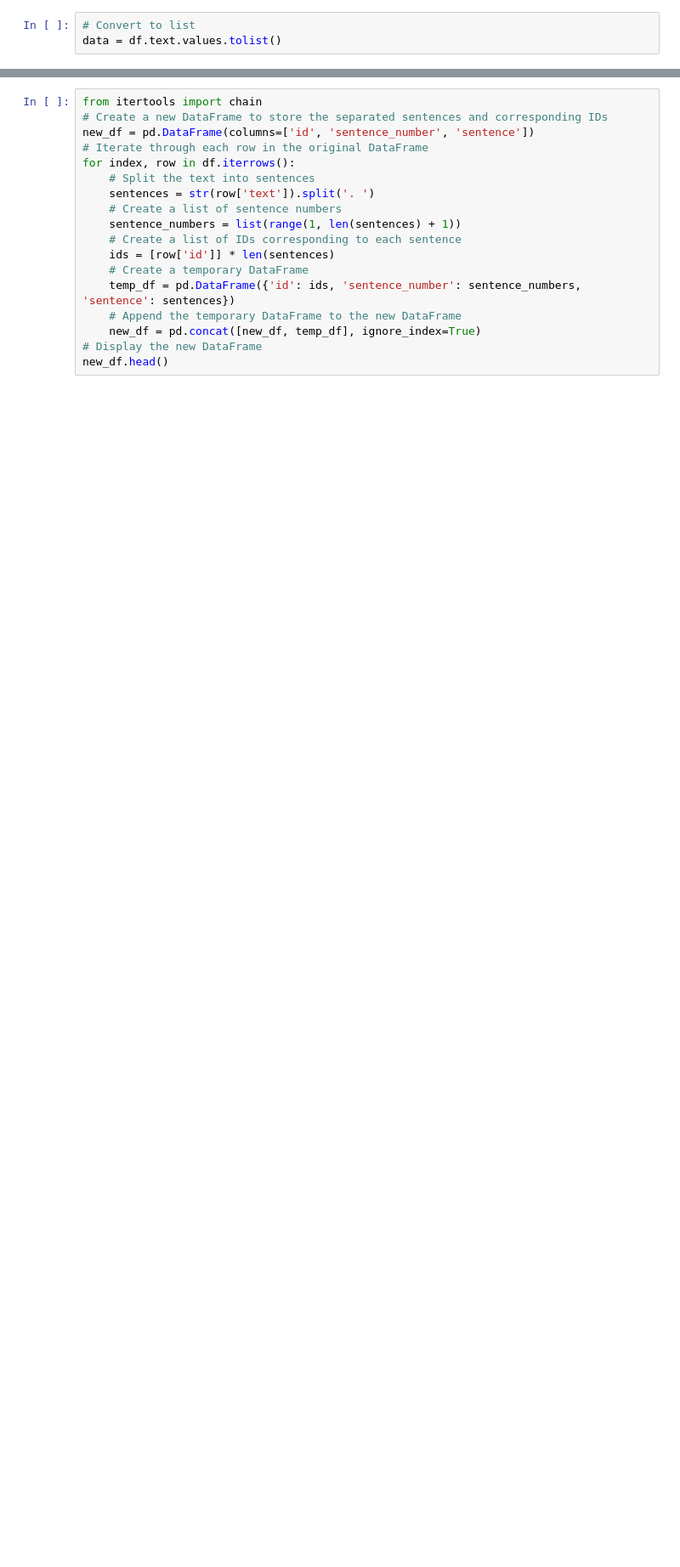
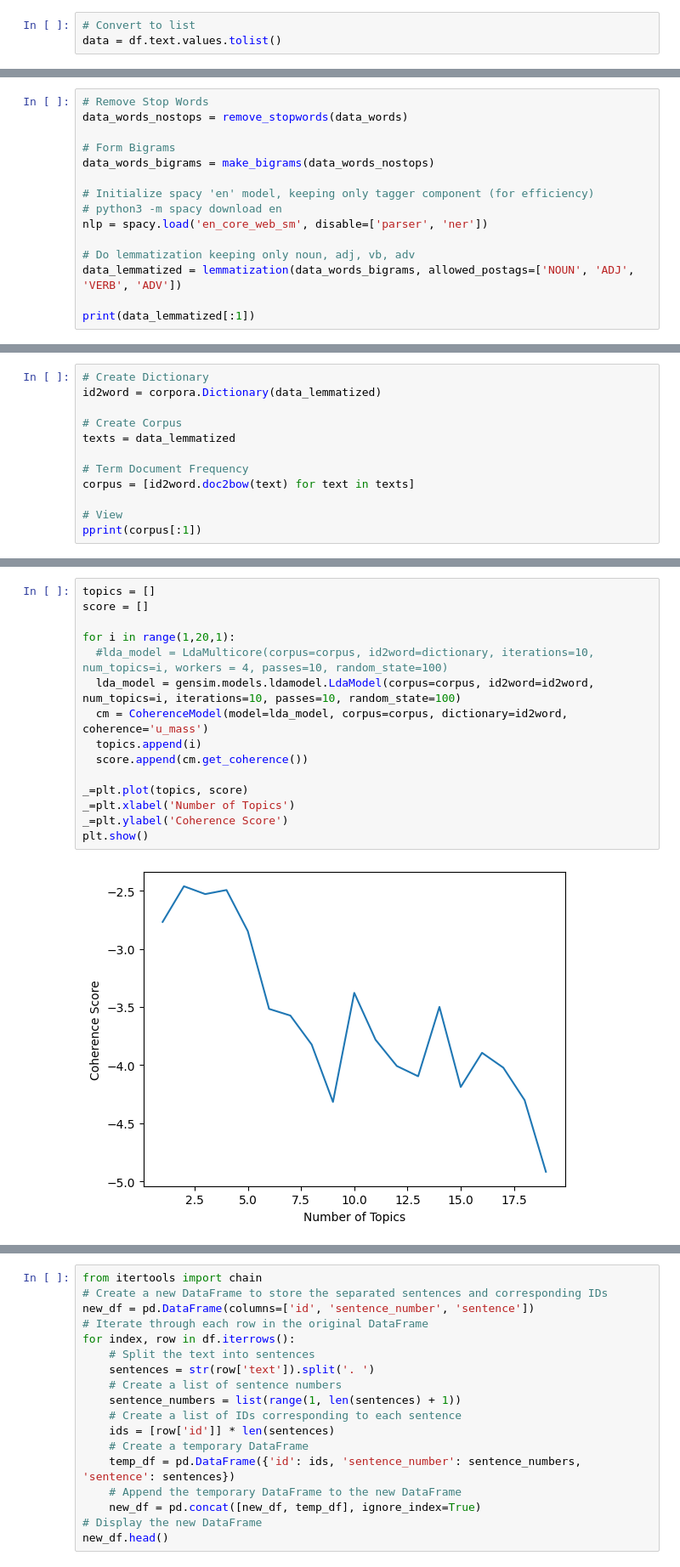
Before and after one commit to nils-holmberg/cca-nlp, a Jupyter notebook: jnb/scom_gpols_nlp.ipynb, the cells around one changed output, grey strips where cells are left out. Shown at 85% size. Saved outputs shown, nothing was run; the diff lists cells and outputs as text; blank space fills up the shorter version.

```diff
--- a/jnb/scom_gpols_nlp.ipynb
+++ b/jnb/scom_gpols_nlp.ipynb
@@ -153,0 +309,15 @@ pprint(data[:2])
+# %%
+# Remove Stop Words
+data_words_nostops = remove_stopwords(data_words)
+
+# Form Bigrams
+data_words_bigrams = make_bigrams(data_words_nostops)
+
+# Initialize spacy 'en' model, keeping only tagger component (for efficiency)
+# python3 -m spacy download en
+nlp = spacy.load('en_core_web_sm', disable=['parser', 'ner'])
+
+# Do lemmatization keeping only noun, adj, vb, adv
+data_lemmatized = lemmatization(data_words_bigrams, allowed_postags=['NOUN', 'ADJ', 'VERB', 'ADV'])
+
+print(data_lemmatized[:1])
@@ -153,0 +326,12 @@ pprint(data[:2])
+# %%
+# Create Dictionary
+id2word = corpora.Dictionary(data_lemmatized)
+
+# Create Corpus
+texts = data_lemmatized
+
+# Term Document Frequency
+corpus = [id2word.doc2bow(text) for text in texts]
+
+# View
+pprint(corpus[:1])
@@ -153,0 +381,17 @@ pprint(data[:2])
+# %%
+topics = []
+score = []
+
+for i in range(1,20,1):
+  #lda_model = LdaMulticore(corpus=corpus, id2word=dictionary, iterations=10, num_topics=i, workers = 4, passes=10, random_state=100)
+  lda_model = gensim.models.ldamodel.LdaModel(corpus=corpus, id2word=id2word, num_topics=i, iterations=10, passes=10, random_state=100)
+  cm = CoherenceModel(model=lda_model, corpus=corpus, dictionary=id2word, coherence='u_mass')
+  topics.append(i)
+  score.append(cm.get_coherence())
+
+_=plt.plot(topics, score)
+_=plt.xlabel('Number of Topics')
+_=plt.ylabel('Coherence Score')
+plt.show()
+# %% [output]
+[figure, added]
```
Also changed, not shown: parts of 26 cells of this notebook, 1 other file.
